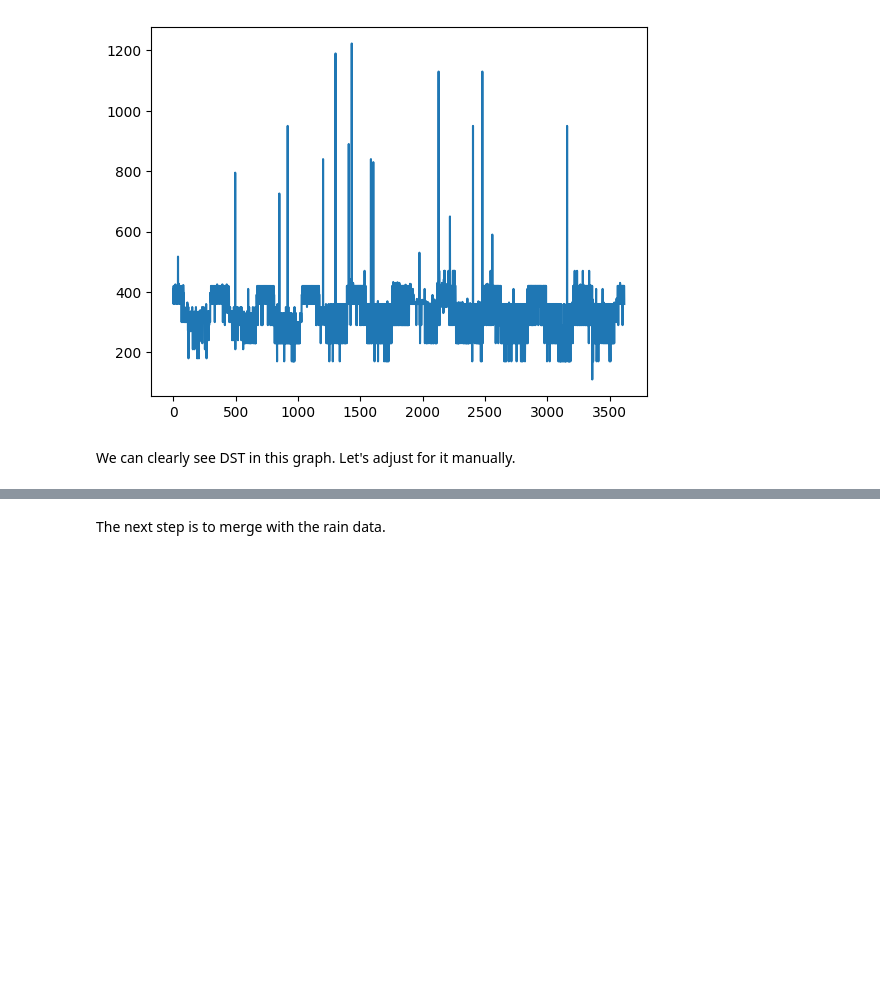
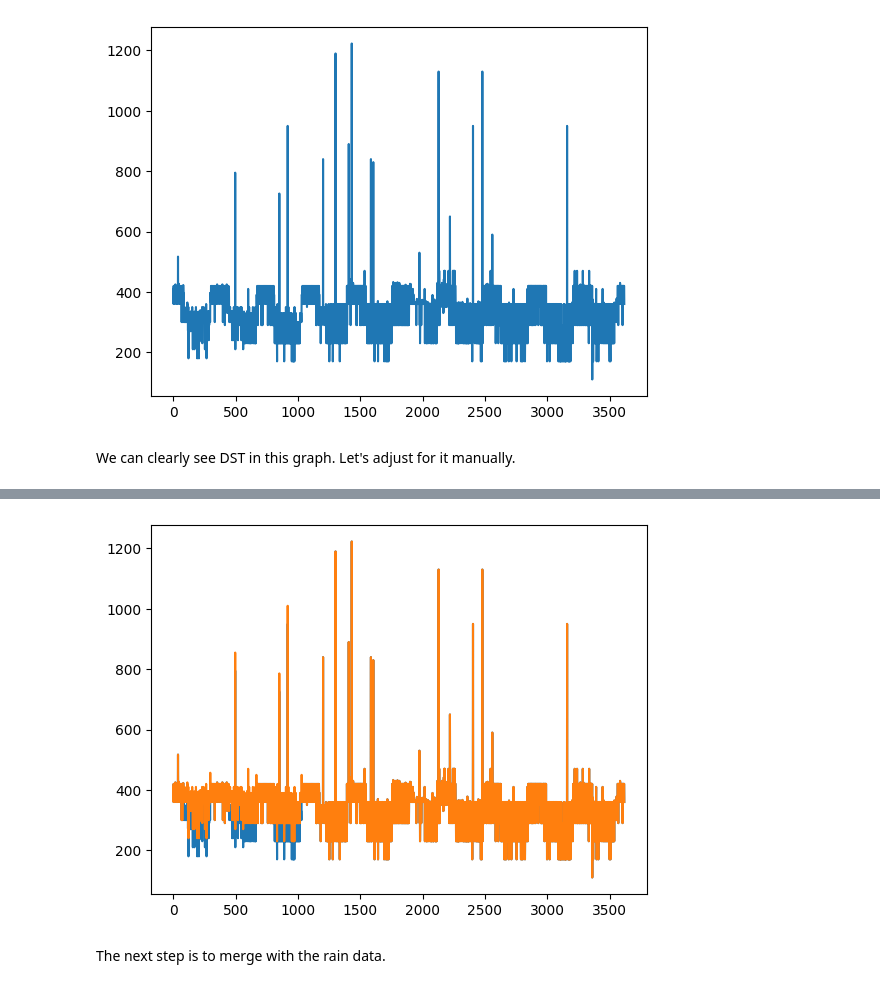
Before and after one commit to drybashlykov/weather_prediction, a Jupyter notebook: Data Preprocessing.ipynb, the cells around one changed output, grey strips where cells are left out. Drawn from its saved outputs; the diff is of its cells as text; code cells hidden in the pictures; blank space fills up the shorter version.

```diff
--- a/Data Preprocessing.ipynb
+++ b/Data Preprocessing.ipynb
@@ -133,0 +130,8 @@ DST_list = [["27-03-2015", "25-10-2015"],
+# %%
+DST_list = [["27-03-2015", "25-10-2015"],
+           ["25-03-2016", "30-10-2016"],
+           ["24-03-2017", "29-10-2017"],
+           ["23-03-2018", "28-10-2018"],
+           ["29-03-2019", "27-10-2019"],
+           ["27-03-2020", "25-10-2020"],
+           ["27-03-2020", "25-10-2020"]]
@@ -133,0 +144,7 @@ DST_list = [["27-03-2015", "25-10-2015"],
+# %%
+data_DST_corrected = data_clean.copy()
+
+for start, end in DST_list:
+    start_mask = data_clean.Date >= start
+    end_mask = data_clean.Date <= end
+    data_DST_corrected.loc[start_mask & end_mask, "mins_into_day"] = data_DST_corrected[start_mask & end_mask]["mins_into_day"].add(60)
@@ -134,3 +190,11 @@ DST_list = [["27-03-2015", "25-10-2015"],
+# %%
+start_of_day = data_clean.groupby("Date").agg({"mins_into_day": ["min"]}).values
+start_of_day_DST_corrected = data_DST_corrected.groupby("Date").agg({"mins_into_day": ["min"]}).values
+plt.plot(start_of_day, al)
+plt.plot(start_of_day_DST_corrected)
+plt.show()
+# %% [output]
+[figure, added]
 # %% [markdown]
 The next step is to merge with the rain data.
 # %%
```
Also changed, not shown: parts of 7 cells of this notebook.
